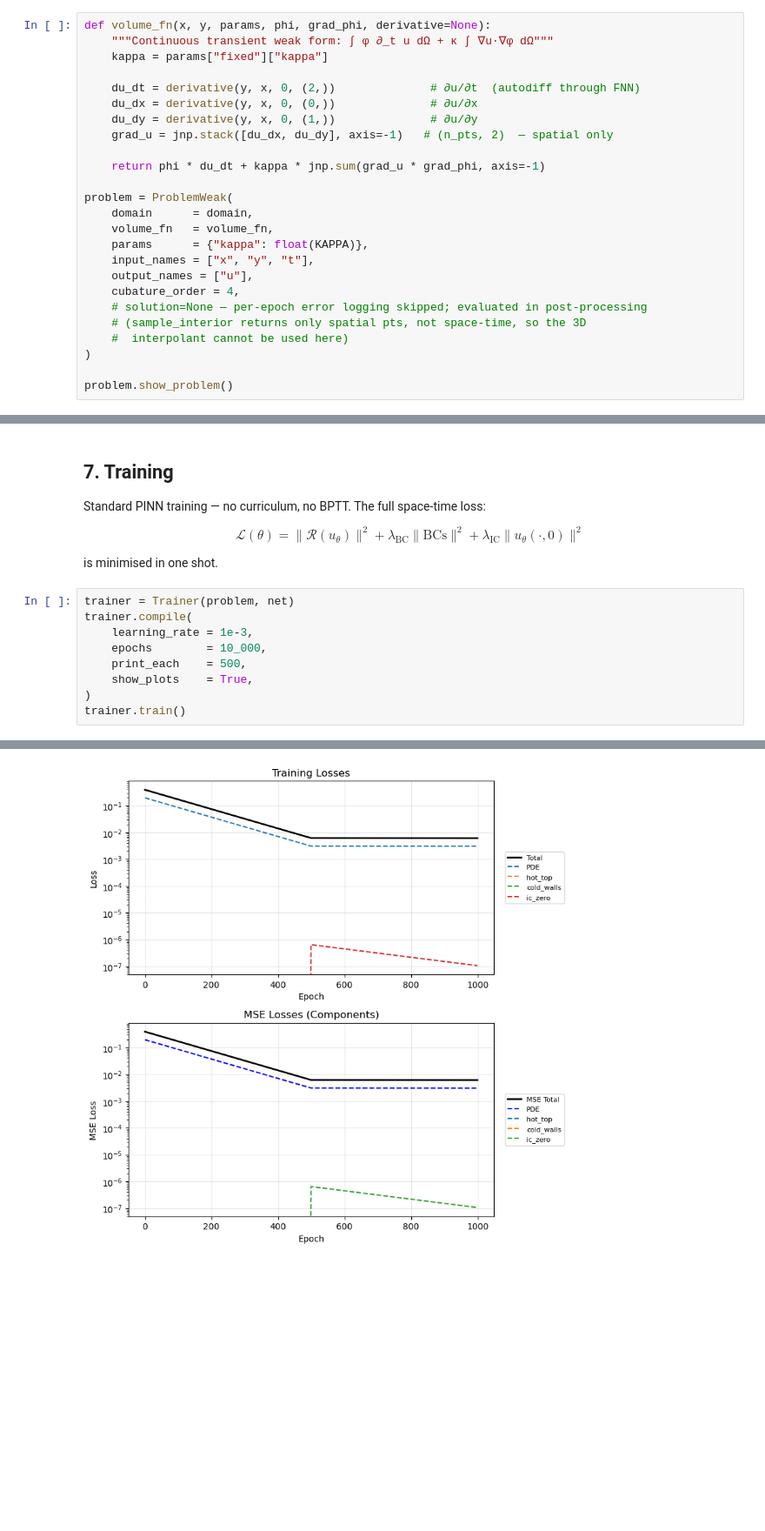
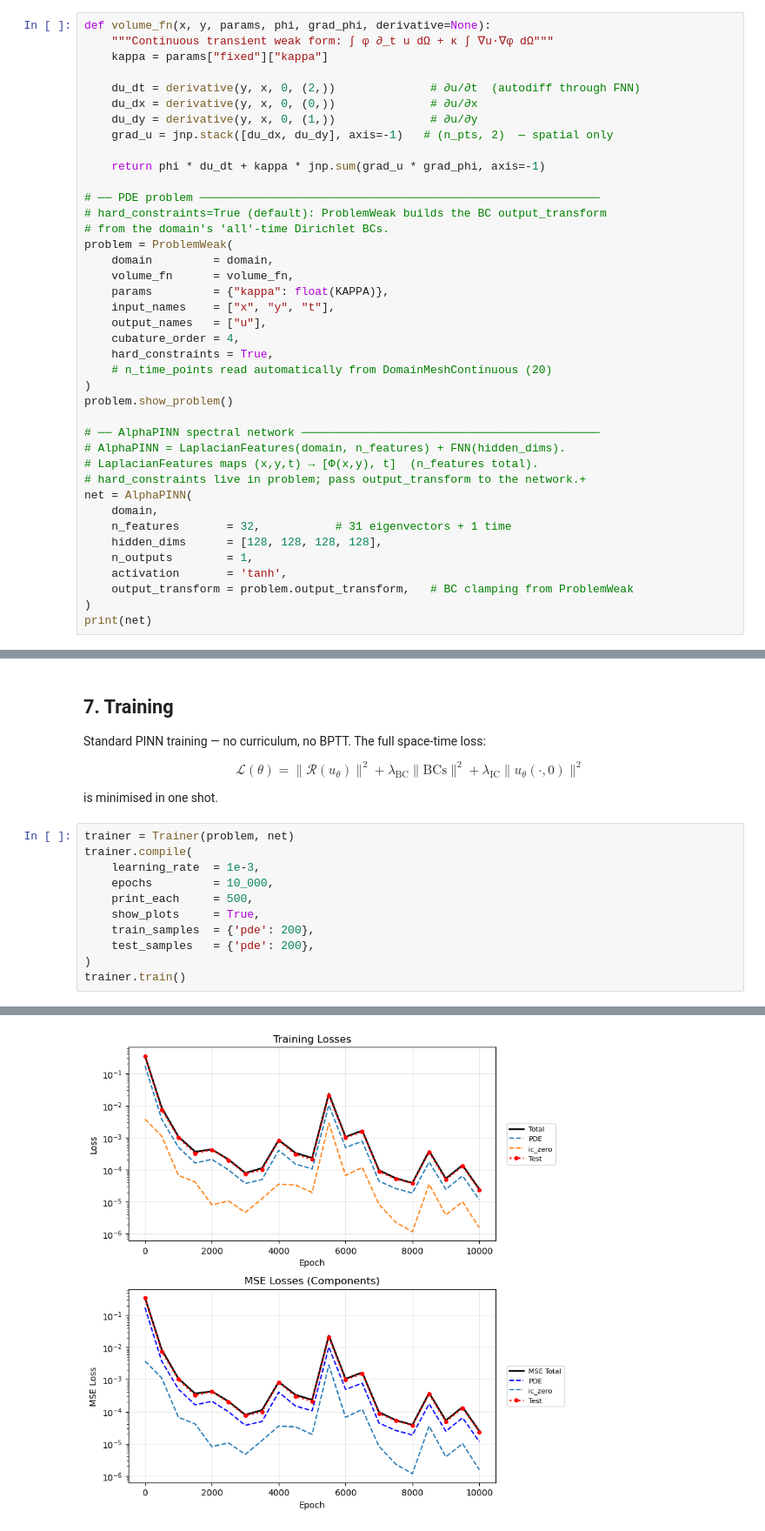
Before and after one commit to gatocor/pinn_models, a Jupyter notebook: examples/1+2D_transient_heat_u_shape_alpha_pinn.ipynb, the cells around one changed output, grey strips where cells are left out. Shown at 87% size. Drawn from its saved outputs; the diff is of its cells as text; blank space fills up the shorter version.

Commit message:
AlphaPINNs improved

```diff
--- a/examples/1+2D_transient_heat_u_shape_alpha_pinn.ipynb
+++ b/examples/1+2D_transient_heat_u_shape_alpha_pinn.ipynb
@@ -326,18 +339,33 @@ def volume_fn(x, y, params, phi, grad_phi, derivative=None):
 
     return phi * du_dt + kappa * jnp.sum(grad_u * grad_phi, axis=-1)
 
+# ── PDE problem ───────────────────────────────────────────────────────────
+# hard_constraints=True (default): ProblemWeak builds the BC output_transform
+# from the domain's 'all'-time Dirichlet BCs.
 problem = ProblemWeak(
-    domain      = domain,
-    volume_fn   = volume_fn,
-    params      = {"kappa": float(KAPPA)},
-    input_names = ["x", "y", "t"],
-    output_names = ["u"],
+    domain         = domain,
+    volume_fn      = volume_fn,
+    params         = {"kappa": float(KAPPA)},
+    input_names    = ["x", "y", "t"],
+    output_names   = ["u"],
     cubature_order = 4,
-    # solution=None — per-epoch error logging skipped; evaluated in post-processing
-    # (sample_interior returns only spatial pts, not space-time, so the 3D
-    #  interpolant cannot be used here)
+    hard_constraints = True,
+    # n_time_points read automatically from DomainMeshContinuous (20)
 )
+problem.show_problem()
 
-problem.show_problem()
+# ── AlphaPINN spectral network ────────────────────────────────────────────
+# AlphaPINN = LaplacianFeatures(domain, n_features) + FNN(hidden_dims).
+# LaplacianFeatures maps (x,y,t) → [Φ(x,y), t]  (n_features total).
+# hard_constraints live in problem; pass output_transform to the network.+
+net = AlphaPINN(
+    domain,
+    n_features       = 32,           # 31 eigenvectors + 1 time
+    hidden_dims      = [128, 128, 128, 128],
+    n_outputs        = 1,
+    activation       = 'tanh',
+    output_transform = problem.output_transform,   # BC clamping from ProblemWeak
+)
+print(net)
 # %% [output]
 $\displaystyle \min_{\theta}\;\mathcal{L}(\theta)=\frac{w_{pde}}{N_e}\sum_e\!\left(\int_{K_e}\nabla u_h\cdot\nabla\phi\,dK\right)^2 + \frac{w_{hot\_top}}{N_{hot\_top}}\left\|\mathcal{B}_{hot\_top}\right\|_2^2 + \frac{w_{cold\_walls}}{N_{cold\_walls}}\left\|\mathcal{B}_{cold\_walls}\right\|_2^2 + \frac{w_{ic\_zero}}{N_{ic\_zero}}\left\|\mathcal{B}_{ic\_zero}\right\|_2^2 \\[4pt] \begin{array}{l} K_e:\text{ mesh element (triangle)} \\ N_e:\text{ number of elements} \\ w_{pde}:\text{ PDE weight} \\ \mathcal{B}_{hot\_top}:\text{ Dirichlet residual on }hot\_top \\ N_{hot\_top}:\text{ BC nodes for }hot\_top \\ w_{hot\_top}:\text{ weight for }hot\_top \\ \mathcal{B}_{cold\_walls}:\text{ Dirichlet residual on }cold\_walls \\ N_{cold\_walls}:\text{ BC nodes for }cold\_walls \\ w_{cold\_walls}:\text{ weight for }cold\_walls \\ \mathcal{B}_{ic\_zero}:\text{ Dirichlet residual on }ic\_zero \\ N_{ic\_zero}:\text{ BC nodes for }ic\_zero \\ w_{ic\_zero}:\text{ weight for }ic\_zero \end{array}$
@@ -353,12 +382,14 @@ is minimised in one shot.
 # %%
 trainer = Trainer(problem, net)
 trainer.compile(
-    learning_rate = 1e-3,
-    epochs        = 10_000,
-    print_each    = 500,
-    show_plots    = True,
+    learning_rate  = 1e-3,
+    epochs         = 10_000,
+    print_each     = 500,
+    show_plots     = True,
+    train_samples  = {'pde': 200},
+    test_samples   = {'pde': 200},
 )
 trainer.train()
 # %% [output]
 Starting training for 10000 epochs (JIT-compiled)...
-[figure, old version]
+[figure, new version]
```
Also changed, not shown: parts of 6 cells of this notebook, 7 other files.
